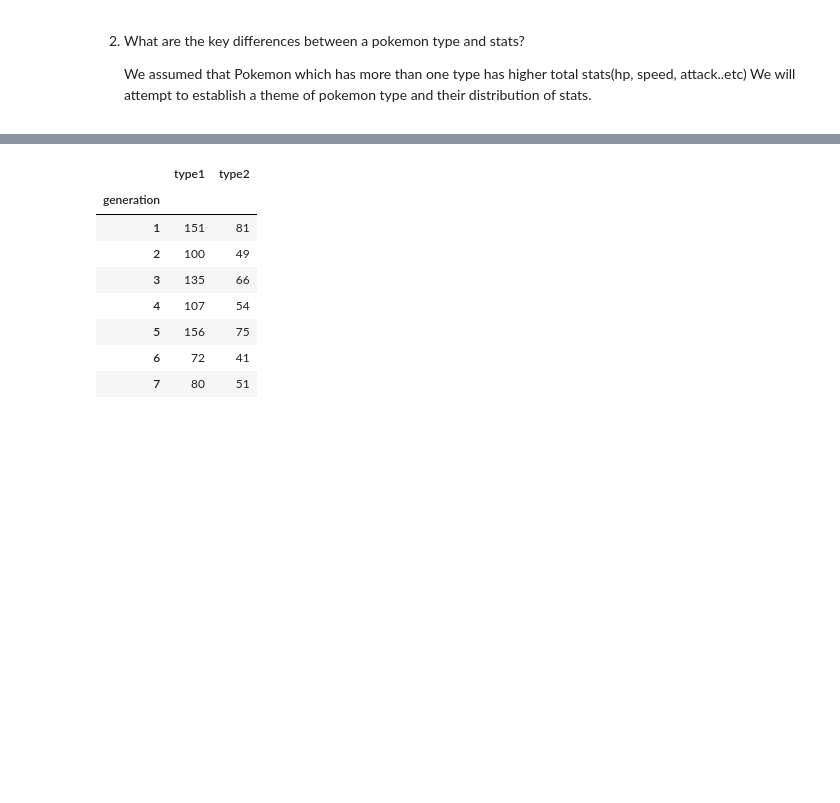
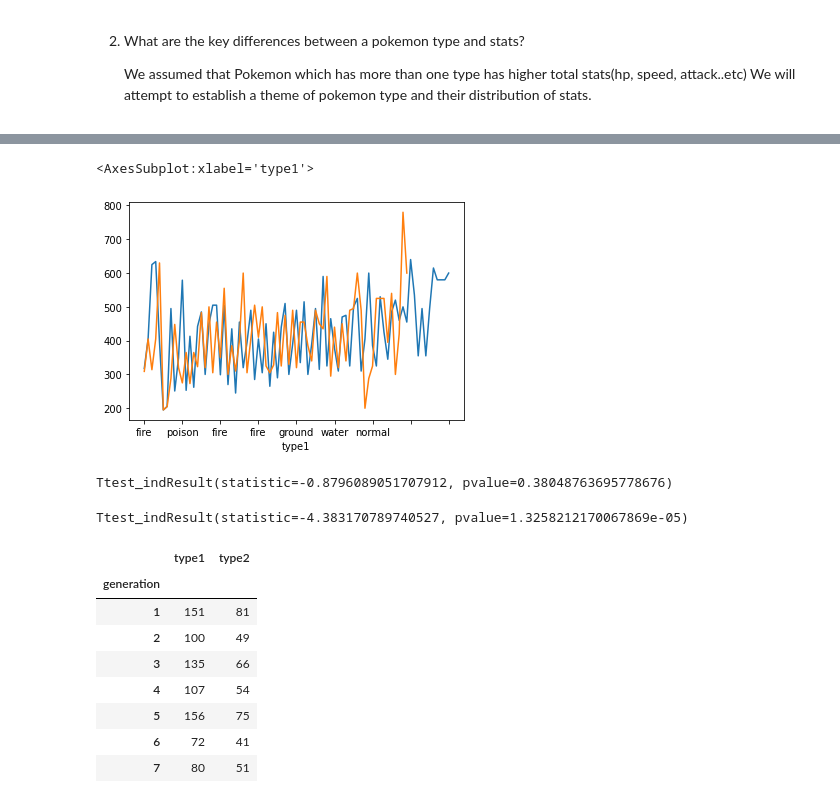
Before and after one commit to arhamnewaz/PokemonDataScienceProject, a Jupyter notebook: PokemonEcon (1).ipynb, the cells around one changed output, grey strips where cells are left out. Drawn from its saved outputs; the diff is of its cells as text; code cells hidden in the pictures; blank space fills up the shorter version.

```diff
--- a/PokemonEcon (1).ipynb
+++ b/PokemonEcon (1).ipynb
@@ -99,0 +98,29 @@ gen1.head()
+# %%
+# First, groupby type1 and type 2 "in each generation"
+# code
+
+ok=Pokemon.fillna(0)
+gen1 = ok[ok['generation'] == 1]
+#data = gen1.set_index(["type1"])
+#Pokemon_type1=pd.DataFrame(data)
+
+
+onlytype1=gen1[gen1['type2'] == 0]
+
+onlytype2=gen1[gen1['type2'] != 0]
+
+print(onlytype1.total.describe())
+print(onlytype2.total.describe())
+#------- Gen 2
+
+gen2 = ok[ok['generation'] == 2]
+data = gen2.set_index(["type1"])
+Pokemon_type1=pd.DataFrame(data)
+
+
+onlytype1for2=gen2[gen2['type2'] == 0]
+
+onlytype2for2=gen2[gen2['type2'] != 0]
+
+print(onlytype1for2.total.describe())
+print(onlytype2for2.total.describe())
@@ -100,2 +171,8 @@ gen1.head()
 # %%
 #plot pie(or Line) chart of the only one type
+
+onlytype2.total.plot()
+onlytype1.total.plot()
+# %% [output]
+<AxesSubplot:xlabel='type1'>
+[figure, added]
@@ -104,3 +179,11 @@ gen1.head()
+# %%
+#then compare
+
+print(sc.stats.ttest_ind(onlytype1.total,onlytype2.total))
+sc.stats.ttest_ind(allgentype1.total,allgentype2.total)
+# %% [output]
+Ttest_indResult(statistic=-0.8796089051707912, pvalue=0.38048763695778676)
+Ttest_indResult(statistic=-4.383170789740527, pvalue=1.3258212170067869e-05)
 # %%
  #additional part
 # two types charachters increased by each generation?
```
Also changed, not shown: parts of 10 cells of this notebook.
